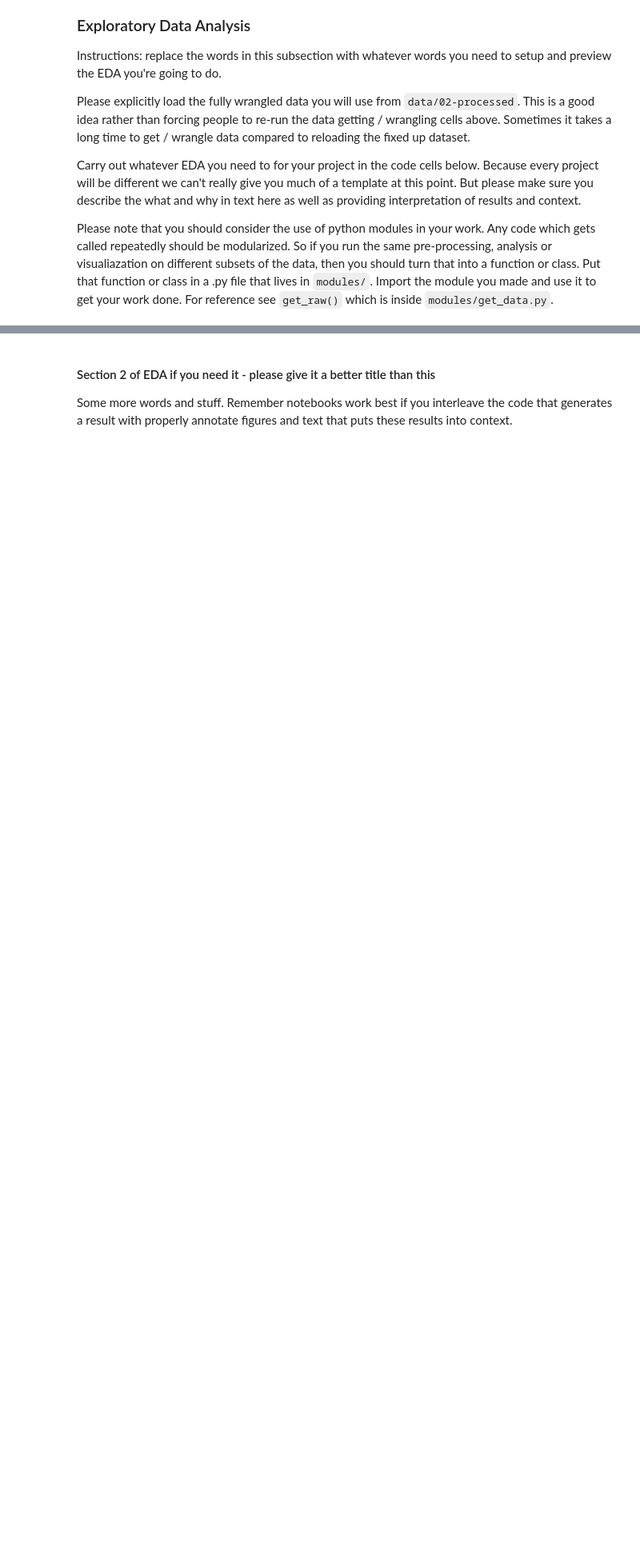
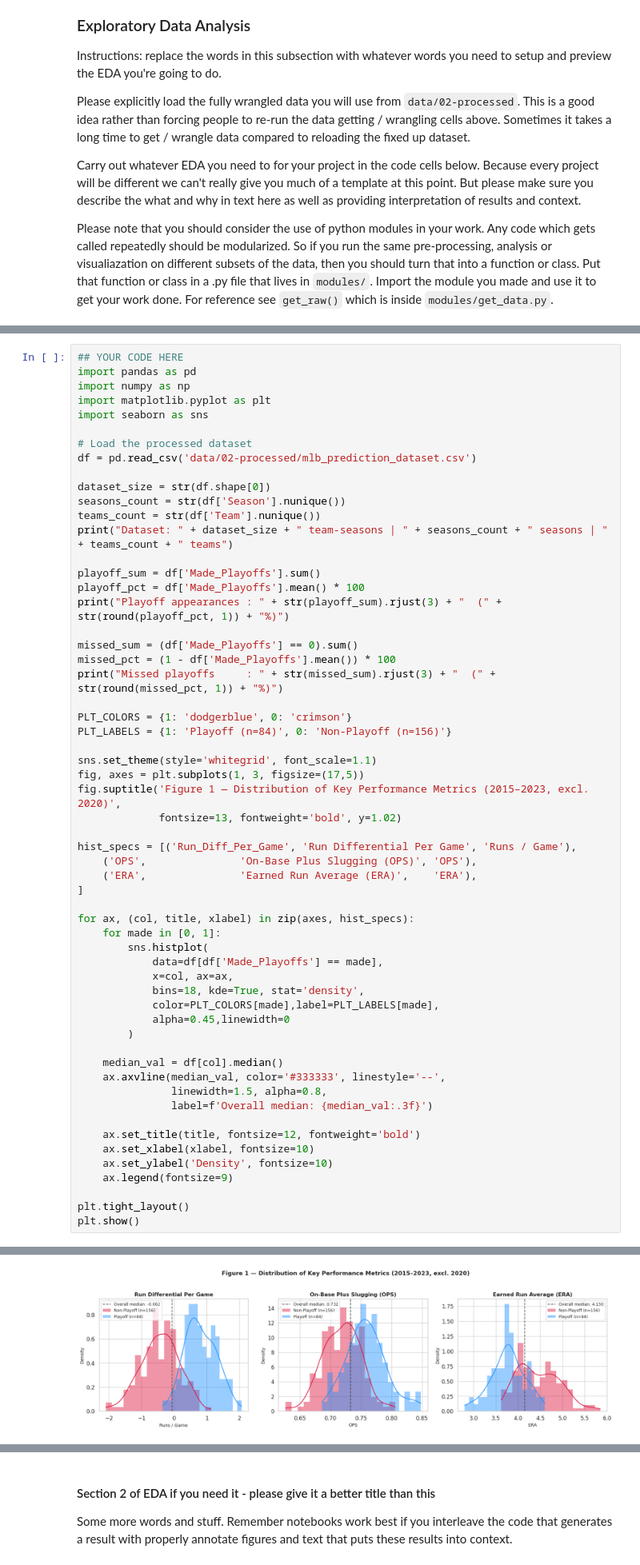
Before and after one commit to COGS108/Group021_WI26, a Jupyter notebook: 02-EDACheckpoint.ipynb, the cells around one changed output, grey strips where cells are left out. Shown at 80% size. Saved outputs shown, nothing was run; the diff lists cells and outputs as text; blank space fills up the shorter version.

Commit message:
Metric Distribution Visualization & Interpretation inserted ----------->Next to be added: Outlier Detection

```diff
--- a/02-EDACheckpoint.ipynb
+++ b/02-EDACheckpoint.ipynb
@@ -672,0 +692,59 @@ Some more words and stuff.  Remember notebooks work best if you interleave the c
+# %%
+## YOUR CODE HERE
+import pandas as pd
+import numpy as np
+import matplotlib.pyplot as plt
+import seaborn as sns
+
+# Load the processed dataset
+df = pd.read_csv('data/02-processed/mlb_prediction_dataset.csv')
+
+dataset_size = str(df.shape[0])
+seasons_count = str(df['Season'].nunique())
+teams_count = str(df['Team'].nunique())
+print("Dataset: " + dataset_size + " team-seasons | " + seasons_count + " seasons | " + teams_count + " teams")
+
+playoff_sum = df['Made_Playoffs'].sum()
+playoff_pct = df['Made_Playoffs'].mean() * 100
+print("Playoff appearances : " + str(playoff_sum).rjust(3) + "  (" + str(round(playoff_pct, 1)) + "%)")
+
+missed_sum = (df['Made_Playoffs'] == 0).sum()
+missed_pct = (1 - df['Made_Playoffs'].mean()) * 100
+print("Missed playoffs     : " + str(missed_sum).rjust(3) + "  (" + str(round(missed_pct, 1)) + "%)")
+
+PLT_COLORS = {1: 'dodgerblue', 0: 'crimson'}
+PLT_LABELS = {1: 'Playoff (n=84)', 0: 'Non-Playoff (n=156)'}
+
+sns.set_theme(style='whitegrid', font_scale=1.1)
+fig, axes = plt.subplots(1, 3, figsize=(17,5))
+fig.suptitle('Figure 1 — Distribution of Key Performance Metrics (2015–2023, excl. 2020)',
+             fontsize=13, fontweight='bold', y=1.02)
+
+hist_specs = [('Run_Diff_Per_Game', 'Run Differential Per Game', 'Runs / Game'),
+    ('OPS',               'On-Base Plus Slugging (OPS)', 'OPS'),
+    ('ERA',               'Earned Run Average (ERA)',    'ERA'),
+]
+
+for ax, (col, title, xlabel) in zip(axes, hist_specs):
+    for made in [0, 1]:
+        sns.histplot(
+            data=df[df['Made_Playoffs'] == made],
+            x=col, ax=ax,
+            bins=18, kde=True, stat='density',
+            color=PLT_COLORS[made],label=PLT_LABELS[made],
+            alpha=0.45,linewidth=0
+        )
+
+    median_val = df[col].median()
+    ax.axvline(median_val, color='#333333', linestyle='--',
+               linewidth=1.5, alpha=0.8,
+               label=f'Overall median: {median_val:.3f}')
+
+    ax.set_title(title, fontsize=12, fontweight='bold')
+    ax.set_xlabel(xlabel, fontsize=10)
+    ax.set_ylabel('Density', fontsize=10)
+    ax.legend(fontsize=9)
+
+plt.tight_layout()
+plt.show()
+# %% [output]
@@ -672,0 +754 @@ Some more words and stuff.  Remember notebooks work best if you interleave the c
+[figure, added]
```
Also changed, not shown: parts of 6 cells of this notebook.
